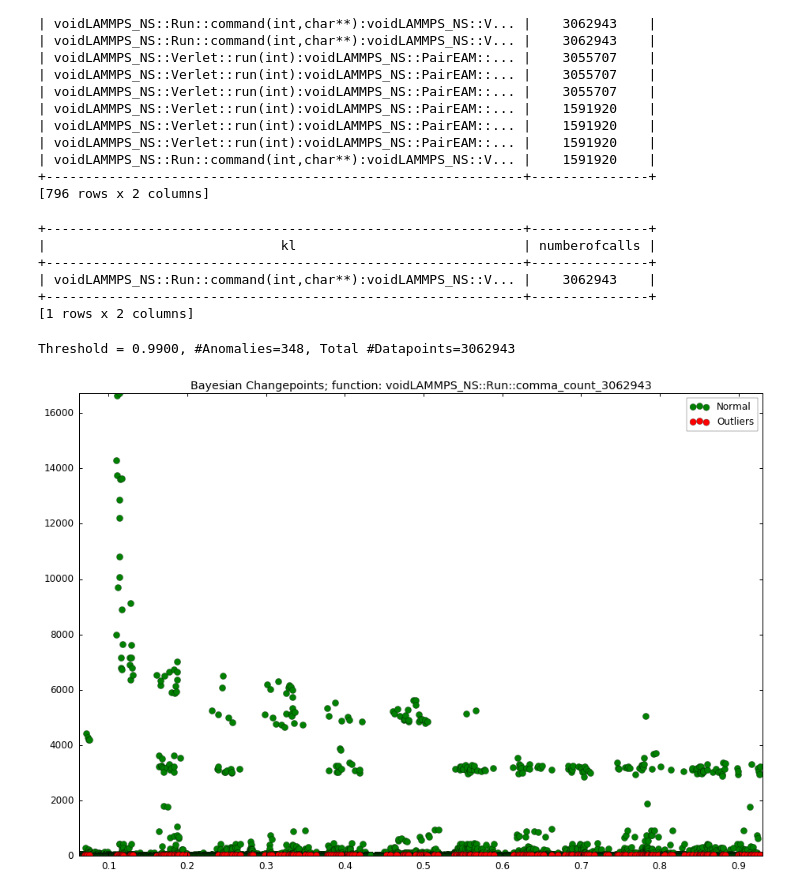
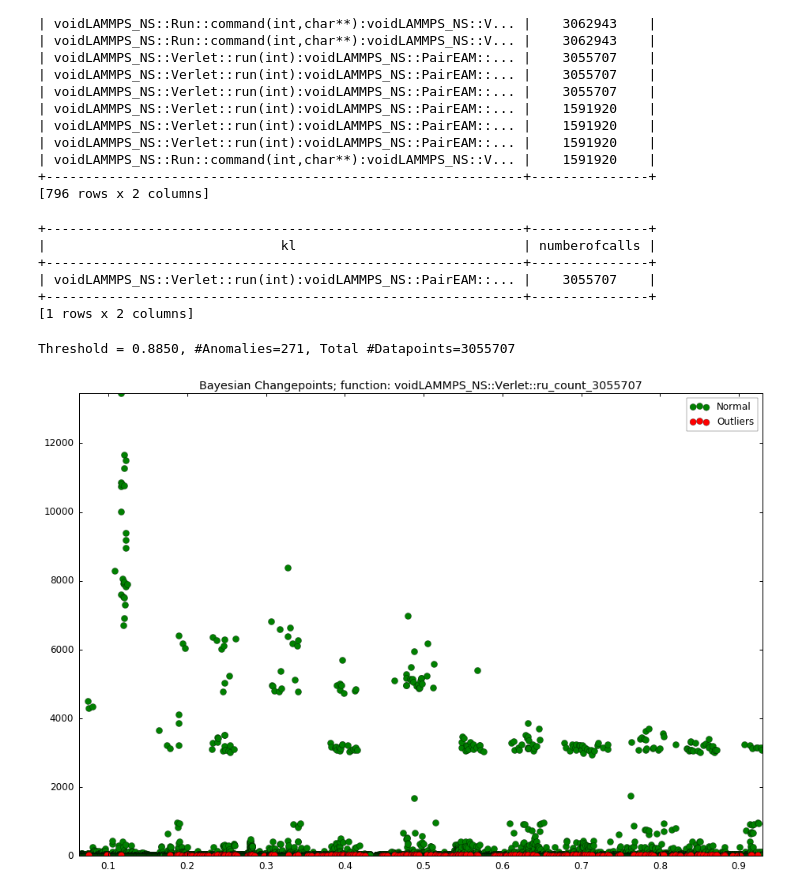
Before and after one commit to CODARcode/PerformanceAnalysis, a Jupyter notebook: src/n_gram_all_analysis_(Bayesian_Changepoints).ipynb, the cells around one changed output. Cells and saved outputs as stored; diff of their text form; code cells hidden in the pictures.

Commit message:
Bayesian Online Changepoint Detection

```diff
--- a/src/n_gram_all_analysis_(Bayesian_Changepoints).ipynb
+++ b/src/n_gram_all_analysis_(Bayesian_Changepoints).ipynb
@@ -87,16 +89,16 @@ ngram_count.print_rows(max_column_width=60)
 [796 rows x 2 columns]
 # %%
 # Define max and min threshold
-minn = 1591920
-maxx = 10*min                      #float("inf")
+minn = 1600000
+maxx = 10*minn                      #float("inf")
 
 subset = ngram_count[(ngram_count['numberofcalls'] > minn) & (ngram_count['numberofcalls'] < maxx)]
 freq   = subset.sample(0.1)
 
 mul=0.01
 while (len(freq) < 1 and mul<1):
+    freq   = subset.sample(mul)
     mul    *= 5
-    freq   = subset.sample(mul)
 
 
 freq.print_rows(max_column_width=60)
@@ -104,11 +106,11 @@ freq.print_rows(max_column_width=60)
 +-------------------------------------------------------------+---------------+
 |                              kl                             | numberofcalls |
 +-------------------------------------------------------------+---------------+
-| voidLAMMPS_NS::Run::command(int,char**):voidLAMMPS_NS::V... |    3062943    |
+| voidLAMMPS_NS::Verlet::run(int):voidLAMMPS_NS::PairEAM::... |    3055707    |
 +-------------------------------------------------------------+---------------+
 [1 rows x 2 columns]
 # %%
-def perform_bayesiancp(sf, thetitle, frac):
+def perform_bayesiancp(sf, thetitle, frac, erunlen=3, inputlag=3):
     import numpy as np
     import matplotlib.pyplot as plt
 
@@ -132,7 +134,9 @@ def perform_bayesiancp(sf, thetitle, frac):
     sf = sf.sort('time_by_lasttime', ascending = True)
     #print('Checkpoint 1 Sorted')
 
-    model = gl.anomaly_detection.bayesian_changepoints.create(sf, lag=3,   feature='time_diff')
+    model = gl.anomaly_detection.bayesian_changepoints.create(sf, feature = 'time_diff',
+                                                              expected_runlength = erunlen,
+                                                              lag = inputlag)
 
     #model['scores'].print_rows(max_column_width=100)
 
@@ -176,18 +180,17 @@ def perform_bayesiancp(sf, thetitle, frac):
     plt.ylim((miny, maxy))
     plt.legend([g, h],["Normal","Outliers"],loc="upper right")
     plt.show()
-    #matplotlib.pyplot.draw()
 # %%
 %%time
 
 sns.set_context("notebook", font_scale=1.2, rc={"lines.linewidth": 2.5})
 
 for i in range(len(freq)):
     pick_func = freq[i]['kl']
     count     = freq[i]['numberofcalls']
     lbl       = str(pick_func)[:25] +'_count_'+ str(count)
 
-    perform_bayesiancp(sf[sf['kl'] == pick_func], thetitle=lbl, frac=0.0001)
+    perform_bayesiancp(sf[sf['kl'] == pick_func], thetitle=lbl, frac=0.0001, erunlen=3, inputlag=3)
 # %% [output]
-Threshold = 0.9900, #Anomalies=348, Total #Datapoints=3062943
+Threshold = 0.8850, #Anomalies=271, Total #Datapoints=3055707
-[figure, old version]
+[figure, new version]
```
Also changed, not shown: parts of 4 cells of this notebook.
